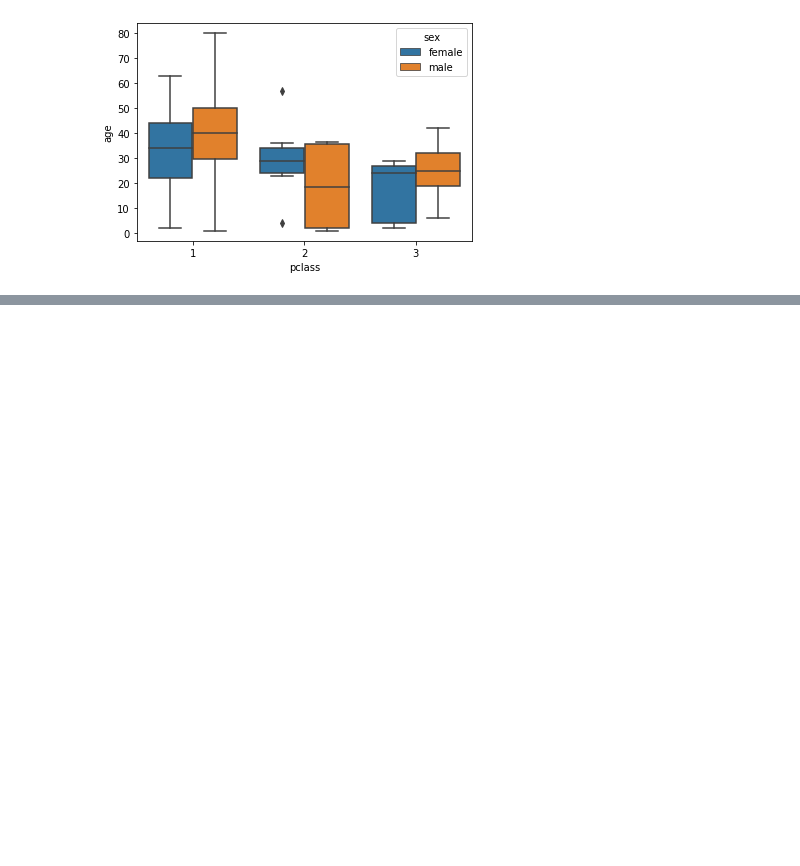
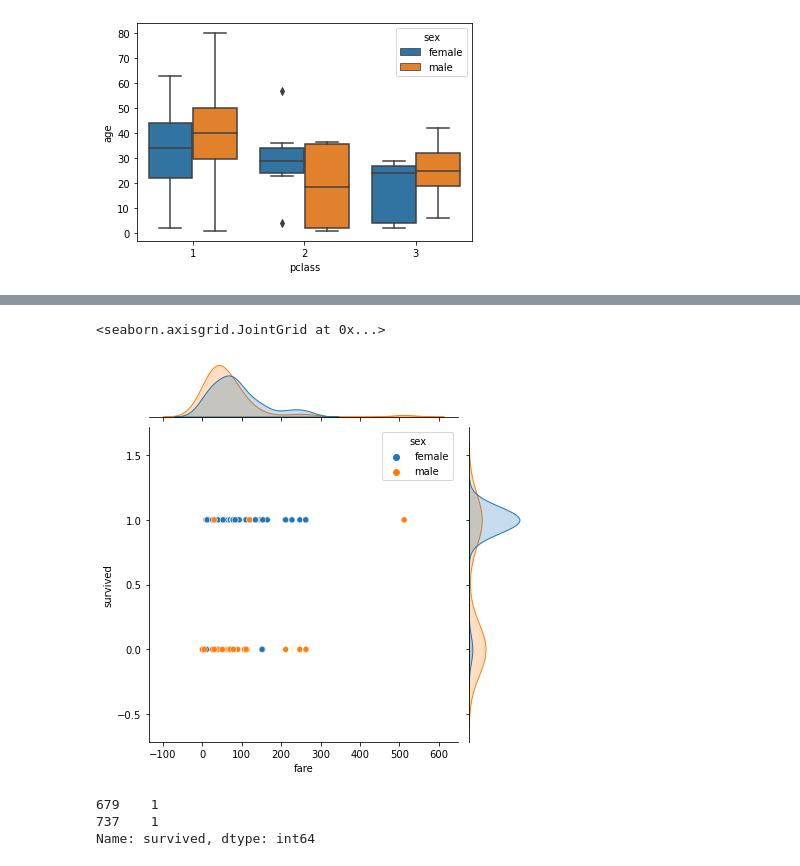
Before and after one commit to ShaD971/Machine-Learning, a Jupyter notebook: Seaborn.ipynb, the cells around one changed output, grey strips where cells are left out. Cells and saved outputs as stored; diff of their text form; code cells hidden in the pictures; blank space fills up the shorter version.

```diff
--- a/Seaborn.ipynb
+++ b/Seaborn.ipynb
@@ -92,0 +108,11 @@ sns.boxplot(x='pclass', y='age', data= titanic, hue= 'sex')# autre graphique
+# %%
+sns.jointplot('fare','survived',data = titanic, hue='sex')
+# %% [output]
+<seaborn.axisgrid.JointGrid at 0x...>
+[figure, added]
+# %%
+titanic.loc[titanic['fare'] > 400, 'survived']
+# %% [output]
+679    1
+737    1
+Name: survived, dtype: int64
```
Also changed, not shown: parts of 5 cells of this notebook, 9 other files.
